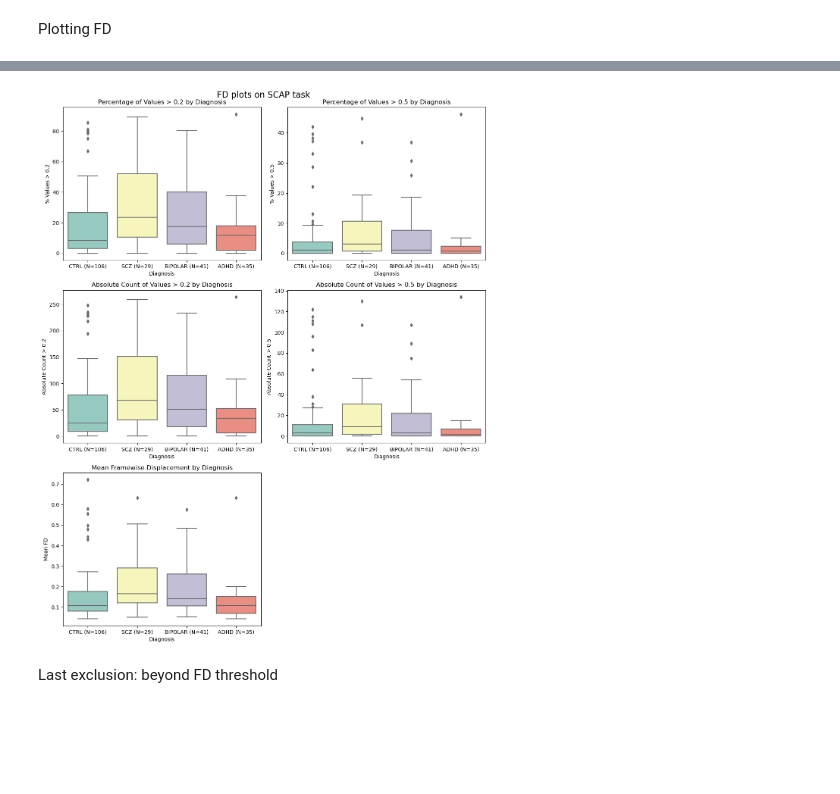
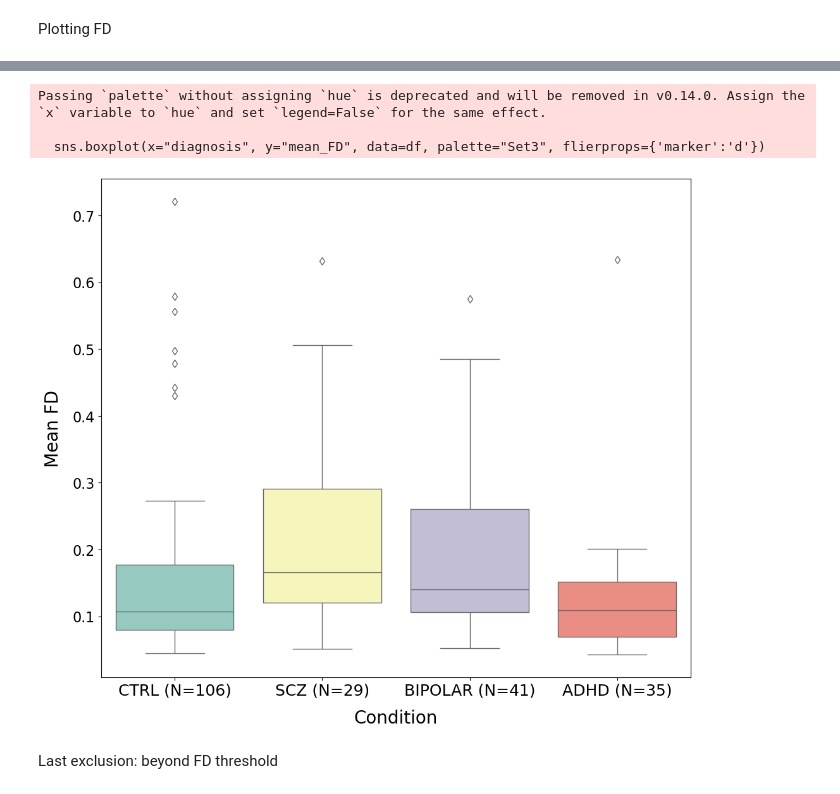
Before and after one commit to gabridele/msc-thesis-research, a Jupyter notebook: demos_stats/subj_drop_demos.ipynb, the cells around one changed output, grey strips where cells are left out. Drawn from its saved outputs; the diff is of its cells as text; code cells hidden in the pictures; blank space fills up the shorter version.

```diff
--- a/demos_stats/subj_drop_demos.ipynb
+++ b/demos_stats/subj_drop_demos.ipynb
@@ -211,12 +215,14 @@ Plotting FD
 # %%
+import pandas as pd
+import matplotlib.pyplot as plt
 # Read the transposed Excel file into a DataFrame
-df = pd.read_csv("/home/gabridele/Desktop/preproc_psych/all_fd_values.tsv", sep='\t')
+df = pd.read_csv("/home/gabridele/Desktop/irbio_folder/spreading_dynamics_clinical/misc_to_cleanup/all_fd_values.tsv", sep='\t')
 
 custom_labels = ["CTRL (N=106)", "SCZ (N=29)", "BIPOLAR (N=41)", "ADHD (N=35)"]
 
 # Create a subplot layout with 3 rows and 2 columns
-plt.figure(figsize=(12, 15))
-
+plt.figure(figsize=(20, 25))
+'''
 # Boxplot for percentage of values > 0.2 by diagnosis
 plt.subplot(3, 2, 1)
 sns.boxplot(x="diagnosis", y="% > 0.2_FD", data=df, palette="Set3")
@@ -231,41 +237,45 @@ sns.boxplot(x="diagnosis", y="% > 0.5_FD", data=df, palette="Set3")
 plt.title("Percentage of Values > 0.5 by Diagnosis")
 plt.xlabel("Diagnosis")
 plt.ylabel("% Values > 0.5")
 plt.xticks(ticks=range(len(custom_labels)), labels=custom_labels)
 
 # Boxplot for absolute count of values > 0.2 by diagnosis
 plt.subplot(3, 2, 3)
 sns.boxplot(x="diagnosis", y="Absolute > 0.2_FD", data=df, palette="Set3")
 plt.title("Absolute Count of Values > 0.2 by Diagnosis")
 plt.xlabel("Diagnosis")
 plt.ylabel("Absolute Count > 0.2")
 plt.xticks(ticks=range(len(custom_labels)), labels=custom_labels)
 
 # Boxplot for absolute count of values > 0.5 by diagnosis
 plt.subplot(3, 2, 4)
 sns.boxplot(x="diagnosis", y="Absolute > 0.5_FD", data=df, palette="Set3")
 plt.title("Absolute Count of Values > 0.5 by Diagnosis")
 plt.xlabel("Diagnosis")
 plt.ylabel("Absolute Count > 0.5")
 plt.xticks(ticks=range(len(custom_labels)), labels=custom_labels)
-
+'''
 # Boxplot for mean FD values by diagnosis
 plt.subplot(3, 2, 5)
-sns.boxplot(x="diagnosis", y="mean_FD", data=df, palette="Set3")
-plt.title("Mean Framewise Displacement by Diagnosis")
-plt.xlabel("Diagnosis")
-plt.ylabel("Mean FD")
-plt.xticks(ticks=range(len(custom_labels)), labels=custom_labels)
+sns.boxplot(x="diagnosis", y="mean_FD", data=df, palette="Set3", flierprops={'marker':'d'})
+plt.title("")
+plt.xlabel("Condition", fontsize=20, labelpad=12)
+plt.ylabel("Mean FD", fontsize=20, labelpad=12)
+plt.xticks(ticks=range(len(custom_labels)), labels=custom_labels, fontsize=18)  # Increase fontsize here
+plt.yticks(fontsize=16)
 
-plt.suptitle("FD plots on SCAP task", fontsize=16)
+#plt.suptitle("FD plots on SCAP task", fontsize=16)
 
 # Adjust layout to prevent overlap
 plt.tight_layout()
 
 # Show the plot
 plt.show()
 # %% [output]
+Passing `palette` without assigning `hue` is deprecated and will be removed in v0.14.0. Assign the `x` variable to `hue` and set `legend=False` for the same effect.
+
+  sns.boxplot(x="diagnosis", y="mean_FD", data=df, palette="Set3", flierprops={'marker':'d'})
-[figure, old version]
+[figure, new version]
 # %% [markdown]
 Last exclusion: beyond FD threshold
 # %%
```
Also changed, not shown: parts of 1 cell of this notebook, 6 other files.
